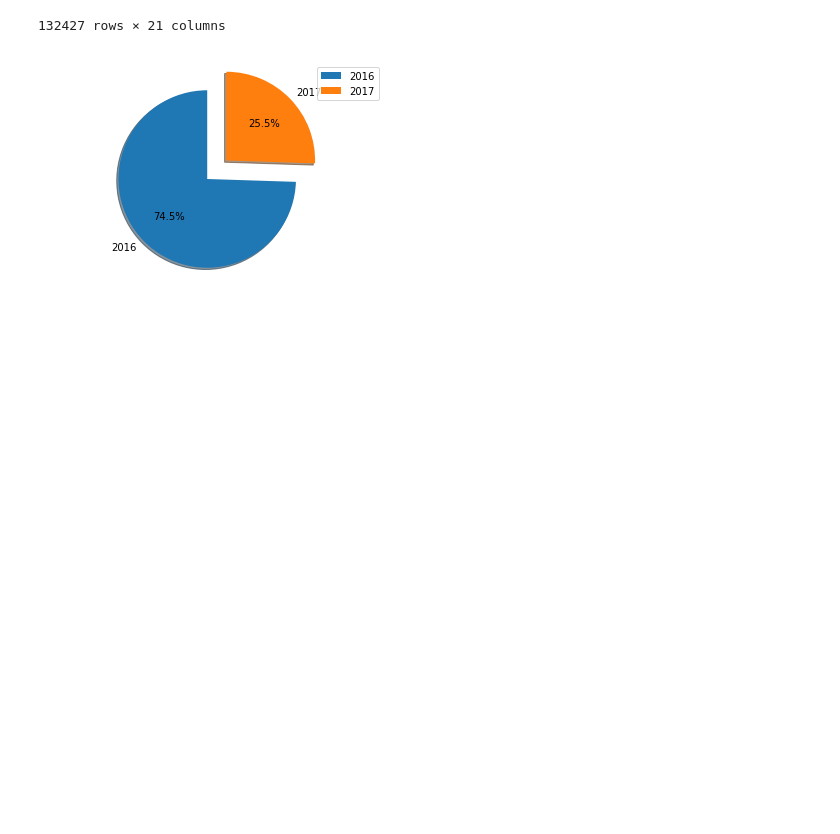
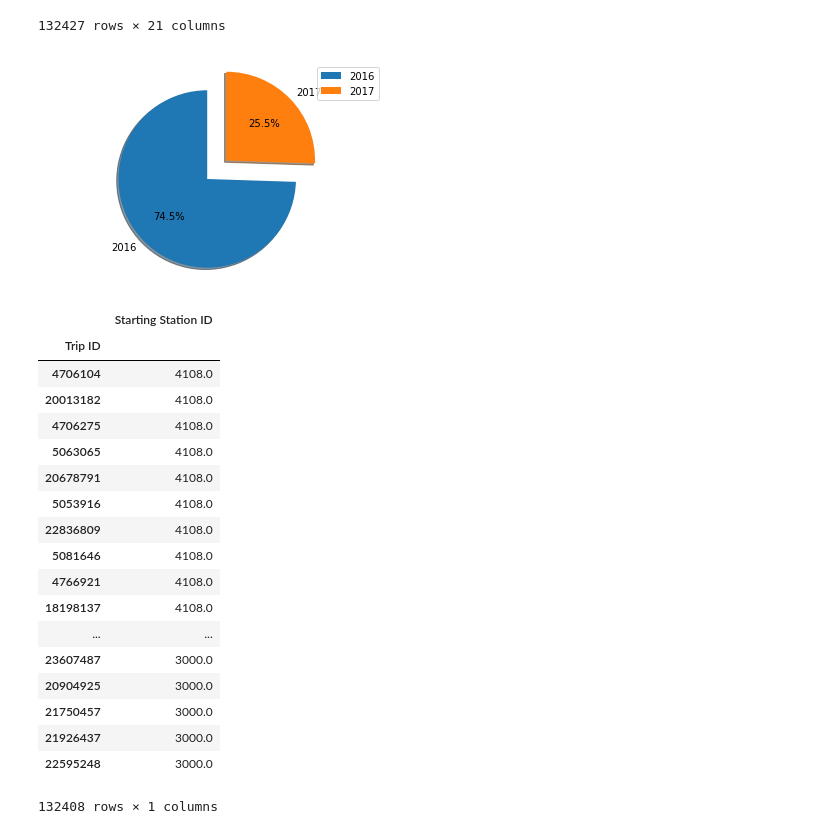
Before and after one commit to green-fox-academy/Angela93-Shi, a Jupyter notebook: week-06/day-03/workshop.ipynb, the cells around one changed output. Cells and saved outputs as stored; diff of their text form; code cells hidden in the pictures; blank space fills up the shorter version.

```diff
--- a/week-06/day-03/workshop.ipynb
+++ b/week-06/day-03/workshop.ipynb
@@ -199,27 +197,45 @@ plt.show()
 # %%
+#short description: As the pie shows , we can find that the amount of the bikes' usage decreases significantly ,so I suggest
+# that they can consider reducing the subscription plan.
 df2 = df[["Starting Station ID"]]
 
 sorted_station = df2.sort_values(by=['Starting Station ID'], ascending = False)
+
 new_sorted_station=sorted_station.dropna()
+new_sorted_station
 
-new_sorted_station
-# def get_station_count(value):
-#     count = new_sorted_station['Starting Station ID'].groupby(new_sorted_station['Starting Station ID']).count()
-#     return count
 # labels = new_sorted_station['Starting Station ID'].unique()
 # sizes = new_sorted_station['Starting Station ID'].groupby(new_sorted_station['Starting Station ID']).count()
 
 # # explode = (0,0.3)
 # fig1, ax1 = plt.subplots()
 # ax1.pie(sizes,labels = labels,autopct='%1.1f%%',
 #         shadow=True, startangle=90)
 # ax1.axis('equal')
 # plt.legend()
 # plt.show()
 
-unique_stations = new_sorted_station.drop_duplicates()
-# new_sorted_station['count'] = new_sorted_station['Starting Station ID'].apply(get_station_count)
-# new_sorted_station
-unique_stations.head(10)
+# unique_stations = new_sorted_station.drop_duplicates()
 
-# new_sorted_station.count(level="Starting Station ID")
+# df4=new_sorted_station['Starting Station ID'].groupby(new_sorted_station['Starting Station ID']).count()
+# df4
+# %% [output]
+|  | Starting Station ID |
+| Trip ID |  |
+| 4706104 | 4108.0 |
+| 20013182 | 4108.0 |
+| 4706275 | 4108.0 |
+| 5063065 | 4108.0 |
+| 20678791 | 4108.0 |
+| 5053916 | 4108.0 |
+| 22836809 | 4108.0 |
+| 5081646 | 4108.0 |
+| 4766921 | 4108.0 |
+| 18198137 | 4108.0 |
+| ... | ... |
+| 23607487 | 3000.0 |
+| 20904925 | 3000.0 |
+| 21750457 | 3000.0 |
+| 21926437 | 3000.0 |
+| 22595248 | 3000.0 |
+132408 rows × 1 columns
```
Also changed, not shown: parts of 5 cells of this notebook, 1 other file.
